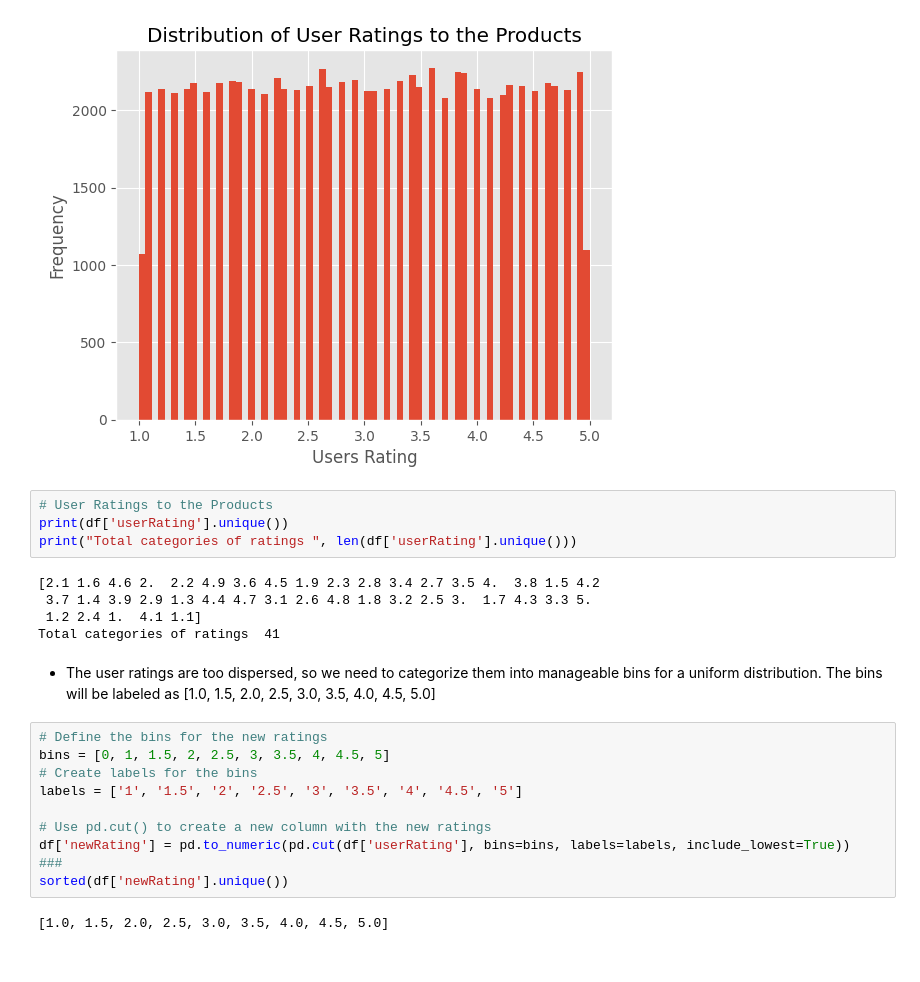
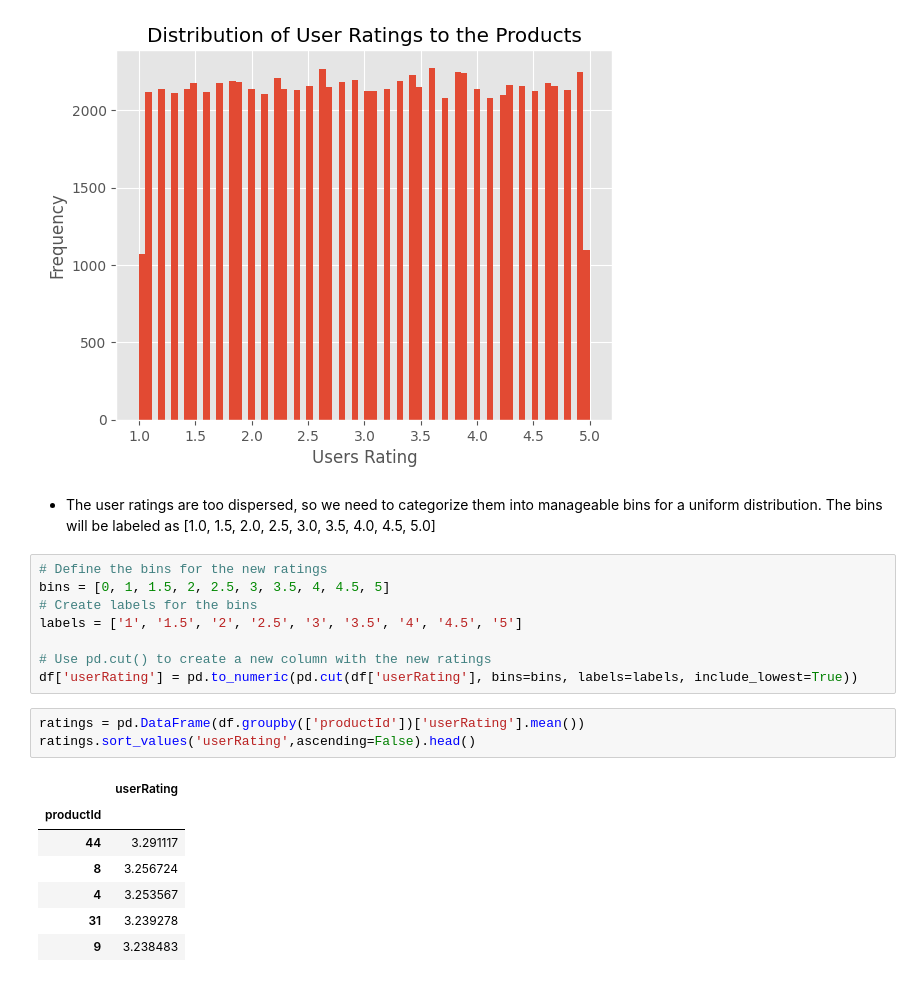
Before and after one commit to karma-gits/springboard, a Jupyter notebook: capstone two/2. EDA.ipynb, the cells around one changed output. Drawn from its saved outputs; the diff is of its cells as text.

```diff
--- a/capstone two/2. EDA.ipynb
+++ b/capstone two/2. EDA.ipynb
@@ -118,15 +118,6 @@ plt.ylabel('Frequency')
 plt.show()
 # %% [output]
 [figure]
-# %%
-# User Ratings to the Products
-print(df['userRating'].unique())
-print("Total categories of ratings ", len(df['userRating'].unique()))
-# %% [output]
-[2.1 1.6 4.6 2.  2.2 4.9 3.6 4.5 1.9 2.3 2.8 3.4 2.7 3.5 4.  3.8 1.5 4.2
- 3.7 1.4 3.9 2.9 1.3 4.4 4.7 3.1 2.6 4.8 1.8 3.2 2.5 3.  1.7 4.3 3.3 5.
- 1.2 2.4 1.  4.1 1.1]
-Total categories of ratings  41
 # %% [markdown]
 - The user ratings are too dispersed, so we need to categorize them into manageable bins for a uniform distribution. The bins will be labeled as [1.0, 1.5, 2.0, 2.5, 3.0, 3.5, 4.0, 4.5, 5.0]
 # %%
@@ -136,8 +127,15 @@ bins = [0, 1, 1.5, 2, 2.5, 3, 3.5, 4, 4.5, 5]
 labels = ['1', '1.5', '2', '2.5', '3', '3.5', '4', '4.5', '5']
 
 # Use pd.cut() to create a new column with the new ratings
-df['newRating'] = pd.to_numeric(pd.cut(df['userRating'], bins=bins, labels=labels, include_lowest=True))
-###
-sorted(df['newRating'].unique())
+df['userRating'] = pd.to_numeric(pd.cut(df['userRating'], bins=bins, labels=labels, include_lowest=True))
-# %% [output]
-[1.0, 1.5, 2.0, 2.5, 3.0, 3.5, 4.0, 4.5, 5.0]
+# %%
+ratings = pd.DataFrame(df.groupby(['productId'])['userRating'].mean())
+ratings.sort_values('userRating',ascending=False).head()
+# %% [output]
+|  | userRating |
+| productId |  |
+| 44 | 3.291117 |
+| 8 | 3.256724 |
+| 4 | 3.253567 |
+| 31 | 3.239278 |
+| 9 | 3.238483 |
```
Also changed, not shown: parts of 2 cells of this notebook.
